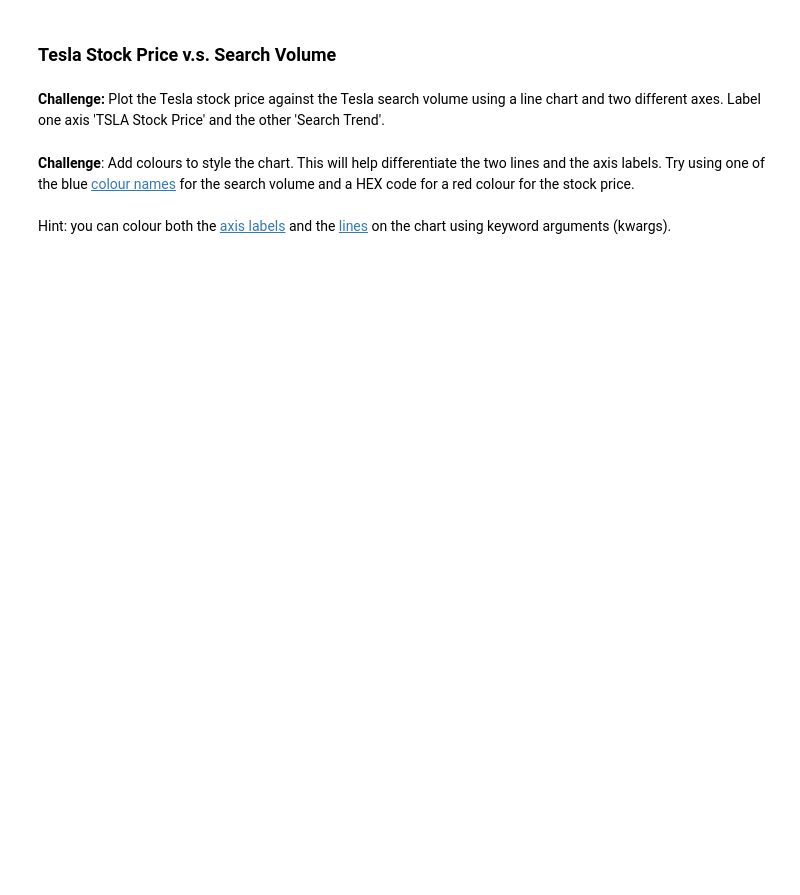
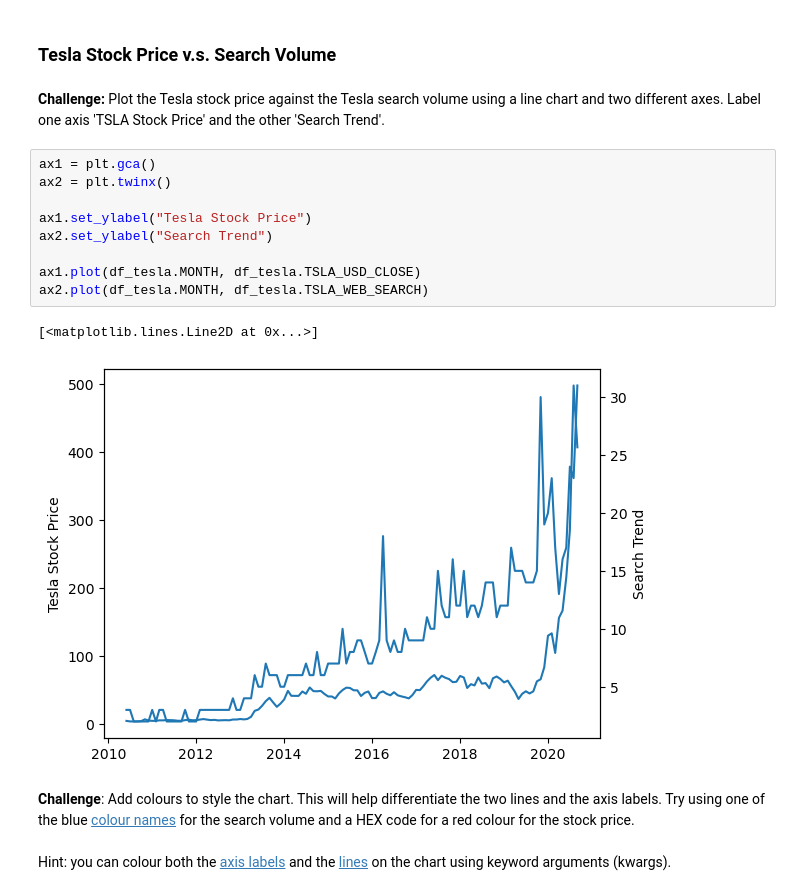
Before and after one commit to Fresnel-Fabian/100-Days-of-Code--Python, a Jupyter notebook: Day-75/Google Trends and Data Visualisation (start).ipynb, the cells around one changed output. Drawn from its saved outputs; the diff is of its cells as text; blank space fills up the shorter version.

```diff
--- a/Day-75/Google Trends and Data Visualisation (start).ipynb
+++ b/Day-75/Google Trends and Data Visualisation (start).ipynb
@@ -104,6 +246,18 @@ Number of missing values:
 ### Tesla Stock Price v.s. Search Volume
 # %% [markdown]
 **Challenge:** Plot the Tesla stock price against the Tesla search volume using a line chart and two different axes. Label one axis 'TSLA Stock Price' and the other 'Search Trend'.
+# %%
+ax1 = plt.gca()
+ax2 = plt.twinx()
+
+ax1.set_ylabel("Tesla Stock Price")
+ax2.set_ylabel("Search Trend")
+
+ax1.plot(df_tesla.MONTH, df_tesla.TSLA_USD_CLOSE)
+ax2.plot(df_tesla.MONTH, df_tesla.TSLA_WEB_SEARCH)
+# %% [output]
+[<matplotlib.lines.Line2D at 0x...>]
+[figure, added]
 # %% [markdown]
 **Challenge**: Add colours to style the chart. This will help differentiate the two lines and the axis labels. Try using one of the blue [colour names](https://matplotlib.org/3.1.1/gallery/color/named_colors.html) for the search volume and a HEX code for a red colour for the stock price.
 <br>
```
Also changed, not shown: parts of 24 cells of this notebook.
